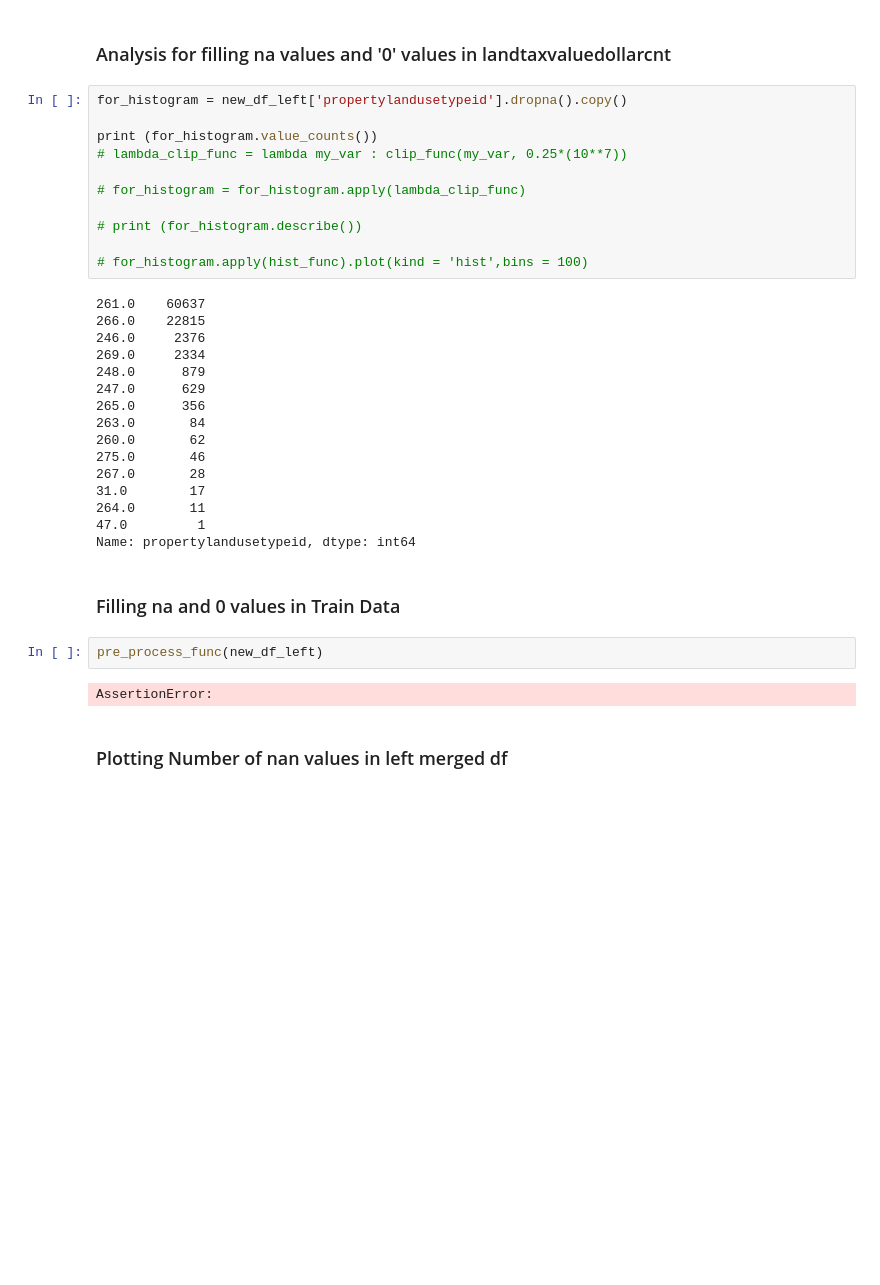
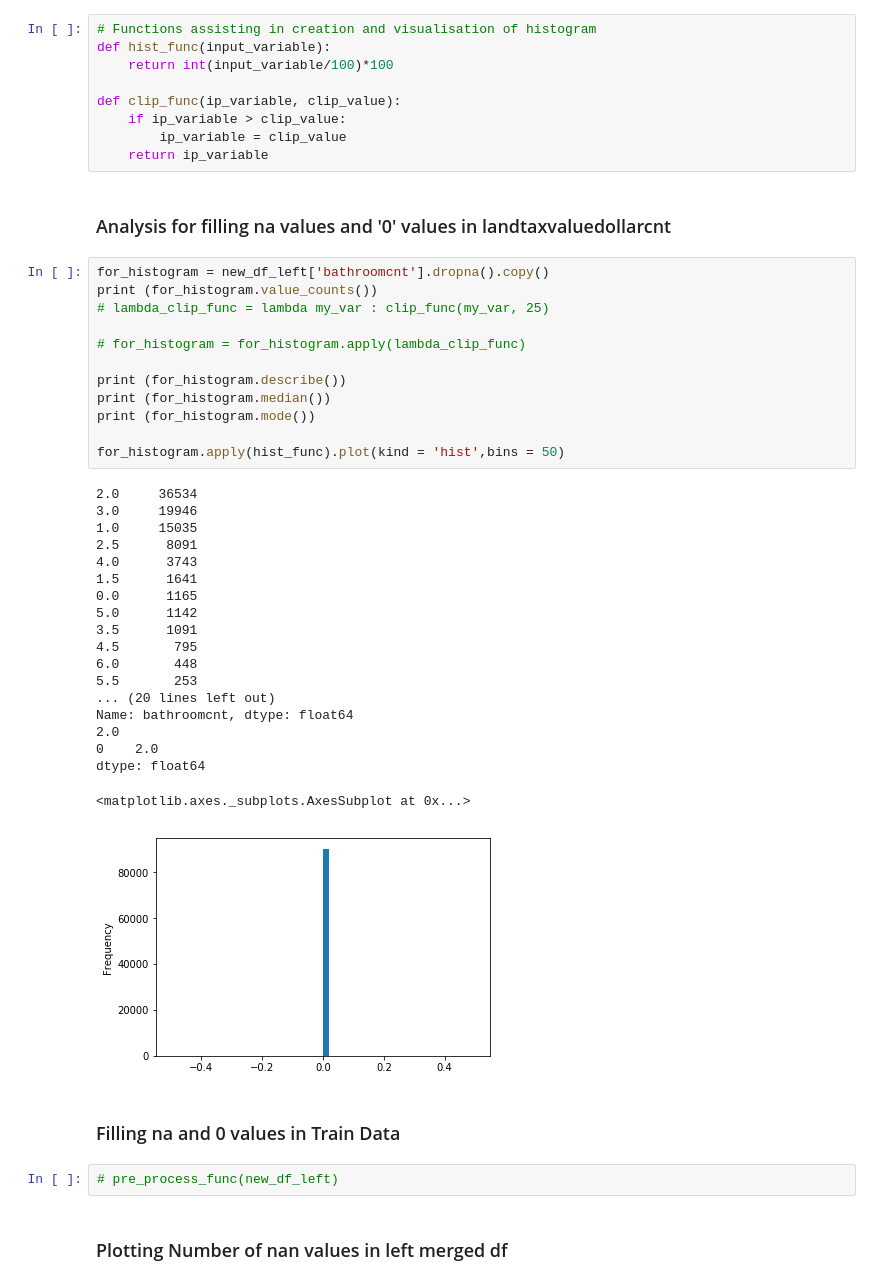
Before and after one commit to aakanksha023/kaggle, a Jupyter notebook: zillow_analysis.ipynb, the cells around one changed output. Cells and saved outputs as stored; diff of their text form; blank space fills up the shorter version.

Commit message:
Few lines added

```diff
--- a/zillow_analysis.ipynb
+++ b/zillow_analysis.ipynb
@@ -296,38 +285,50 @@ def pre_process_func(ip_dataframe):
+# %%
+# Functions assisting in creation and visualisation of histogram
+def hist_func(input_variable):
+    return int(input_variable/100)*100
+
+def clip_func(ip_variable, clip_value):
+    if ip_variable > clip_value:
+        ip_variable = clip_value
+    return ip_variable
 # %% [markdown]
 ### Analysis for filling na values and '0' values in landtaxvaluedollarcnt
 # %%
-for_histogram = new_df_left['propertylandusetypeid'].dropna().copy()
-
+for_histogram = new_df_left['bathroomcnt'].dropna().copy()
 print (for_histogram.value_counts())
-# lambda_clip_func = lambda my_var : clip_func(my_var, 0.25*(10**7))
+# lambda_clip_func = lambda my_var : clip_func(my_var, 25)
 
 # for_histogram = for_histogram.apply(lambda_clip_func)
 
-# print (for_histogram.describe())
+print (for_histogram.describe())
+print (for_histogram.median())
+print (for_histogram.mode())
 
-# for_histogram.apply(hist_func).plot(kind = 'hist',bins = 100)
+for_histogram.apply(hist_func).plot(kind = 'hist',bins = 50)
 # %% [output]
-261.0    60637
-266.0    22815
-246.0     2376
-269.0     2334
-248.0      879
-247.0      629
-265.0      356
-263.0       84
-260.0       62
-275.0       46
-267.0       28
-31.0        17
-264.0       11
-47.0         1
-Name: propertylandusetypeid, dtype: int64
+2.0     36534
+3.0     19946
+1.0     15035
+2.5      8091
+4.0      3743
+1.5      1641
+0.0      1165
+5.0      1142
+3.5      1091
+4.5       795
+6.0       448
+5.5       253
+... (20 lines left out)
+Name: bathroomcnt, dtype: float64
+2.0
+0    2.0
+dtype: float64
+<matplotlib.axes._subplots.AxesSubplot at 0x...>
+[figure, added]
 # %% [markdown]
 ### Filling na and 0 values in Train Data
-# %%
-pre_process_func(new_df_left)
-# %% [output]
-AssertionError:
+# %%
+# pre_process_func(new_df_left)
 # %% [markdown]
 ### Plotting Number of nan values in left merged df
 # %%
```
Also changed, not shown: parts of 10 cells of this notebook.
